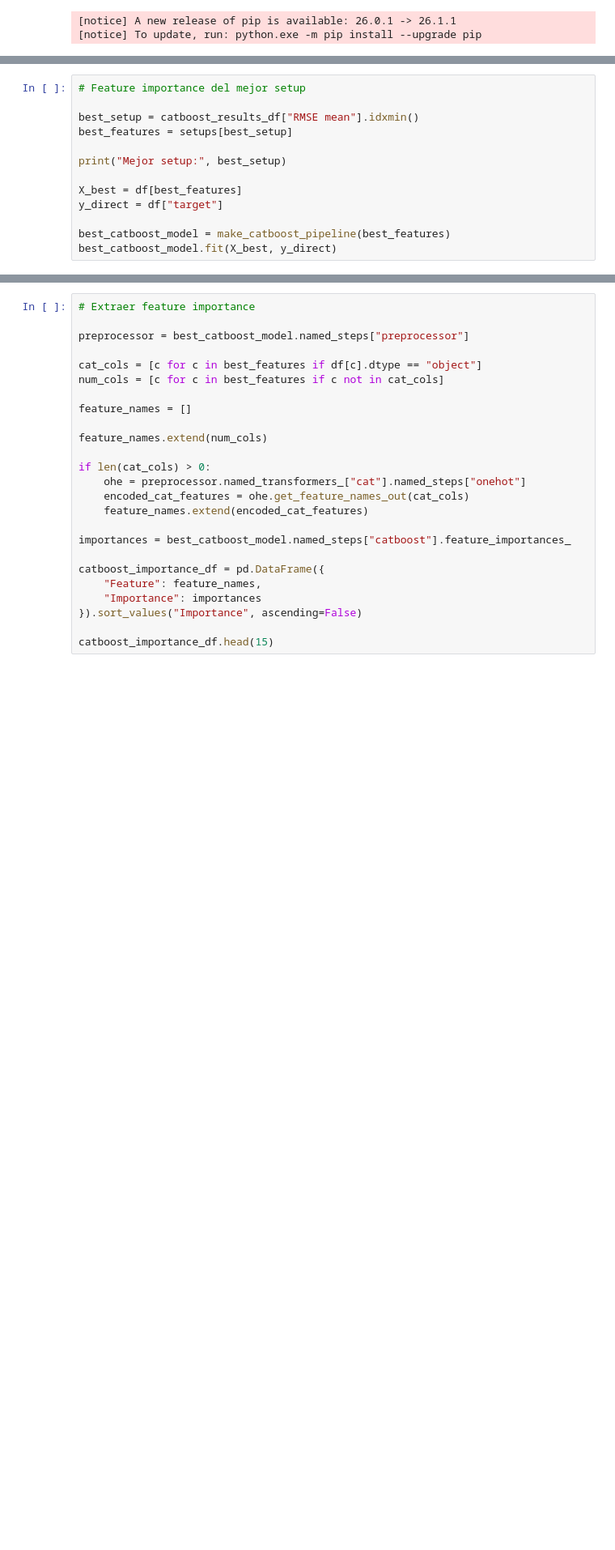
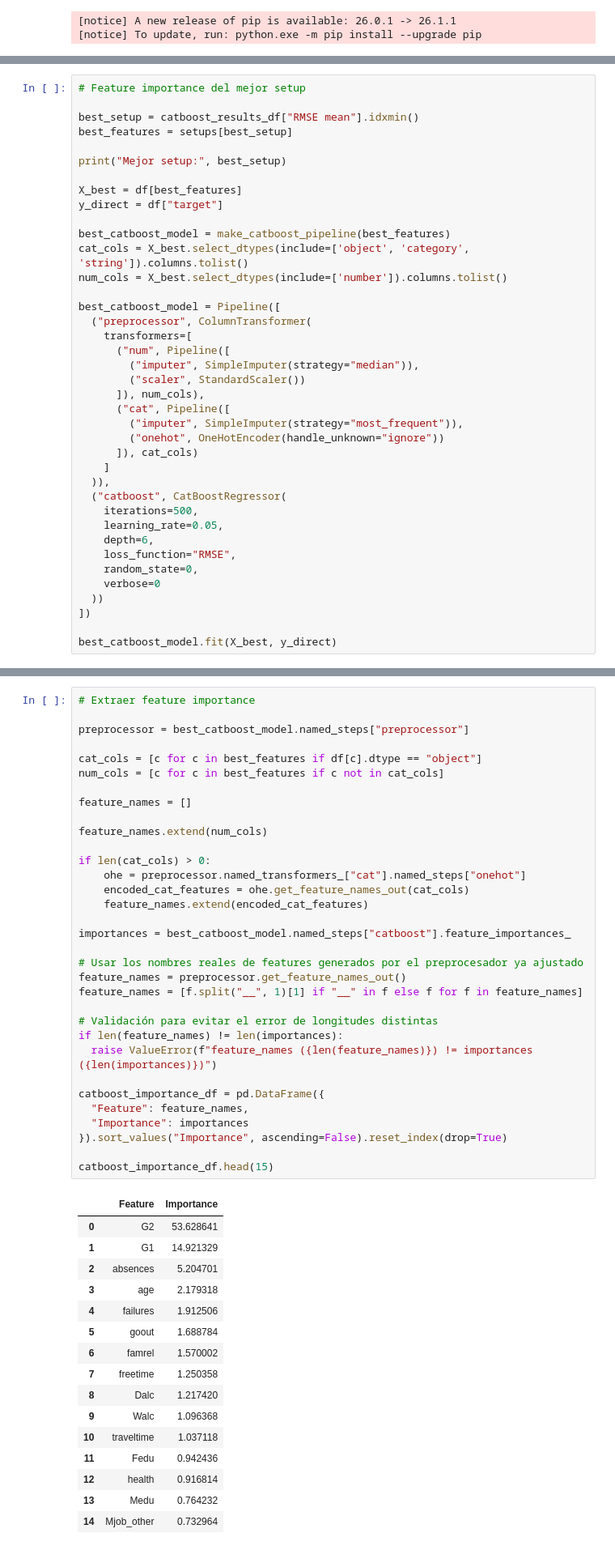
Before and after one commit to Zacatenango/arboles, a Jupyter notebook: PROFINAL/Proyecto_Final_Analitica_Basada_en_arboles_de_clasificacion_y_regresion.ipynb, the cells around one changed output, grey strips where cells are left out. Shown at 81% size. Drawn from its saved outputs; the diff is of its cells as text; blank space fills up the shorter version.

```diff
--- a/PROFINAL/Proyecto_Final_Analitica_Basada_en_arboles_de_clasificacion_y_regresion.ipynb
+++ b/PROFINAL/Proyecto_Final_Analitica_Basada_en_arboles_de_clasificacion_y_regresion.ipynb
@@ -1292,4 +1356,30 @@ X_best = df[best_features]
 y_direct = df["target"]
 
 best_catboost_model = make_catboost_pipeline(best_features)
+cat_cols = X_best.select_dtypes(include=['object', 'category', 'string']).columns.tolist()
+num_cols = X_best.select_dtypes(include=['number']).columns.tolist()
+
+best_catboost_model = Pipeline([
+  ("preprocessor", ColumnTransformer(
+    transformers=[
+      ("num", Pipeline([
+        ("imputer", SimpleImputer(strategy="median")),
+        ("scaler", StandardScaler())
+      ]), num_cols),
+      ("cat", Pipeline([
+        ("imputer", SimpleImputer(strategy="most_frequent")),
+        ("onehot", OneHotEncoder(handle_unknown="ignore"))
+      ]), cat_cols)
+    ]
+  )),
+  ("catboost", CatBoostRegressor(
+    iterations=500,
+    learning_rate=0.05,
+    depth=6,
+    loss_function="RMSE",
+    random_state=0,
+    verbose=0
+  ))
+])
+
 best_catboost_model.fit(X_best, y_direct)
@@ -1296,28 +1405,53 @@ best_catboost_model.fit(X_best, y_direct)
 # %%
 # Extraer feature importance
 
 preprocessor = best_catboost_model.named_steps["preprocessor"]
 
 cat_cols = [c for c in best_features if df[c].dtype == "object"]
 num_cols = [c for c in best_features if c not in cat_cols]
 
 feature_names = []
 
 feature_names.extend(num_cols)
 
 if len(cat_cols) > 0:
     ohe = preprocessor.named_transformers_["cat"].named_steps["onehot"]
     encoded_cat_features = ohe.get_feature_names_out(cat_cols)
     feature_names.extend(encoded_cat_features)
 
 importances = best_catboost_model.named_steps["catboost"].feature_importances_
 
+# Usar los nombres reales de features generados por el preprocesador ya ajustado
+feature_names = preprocessor.get_feature_names_out()
+feature_names = [f.split("__", 1)[1] if "__" in f else f for f in feature_names]
+
+# Validación para evitar el error de longitudes distintas
+if len(feature_names) != len(importances):
+  raise ValueError(f"feature_names ({len(feature_names)}) != importances ({len(importances)})")
+
 catboost_importance_df = pd.DataFrame({
-    "Feature": feature_names,
-    "Importance": importances
-}).sort_values("Importance", ascending=False)
+  "Feature": feature_names,
+  "Importance": importances
+}).sort_values("Importance", ascending=False).reset_index(drop=True)
 
 catboost_importance_df.head(15)
+# %% [output]
+|  | Feature | Importance |
+| 0 | G2 | 53.628641 |
+| 1 | G1 | 14.921329 |
+| 2 | absences | 5.204701 |
+| 3 | age | 2.179318 |
+| 4 | failures | 1.912506 |
+| 5 | goout | 1.688784 |
+| 6 | famrel | 1.570002 |
+| 7 | freetime | 1.250358 |
+| 8 | Dalc | 1.217420 |
+| 9 | Walc | 1.096368 |
+| 10 | traveltime | 1.037118 |
+| 11 | Fedu | 0.942436 |
+| 12 | health | 0.916814 |
+| 13 | Medu | 0.764232 |
+| 14 | Mjob_other | 0.732964 |
 # %%
 # Gráfica feature importance
 
```
Also changed, not shown: parts of 51 cells of this notebook, 6 other files.
